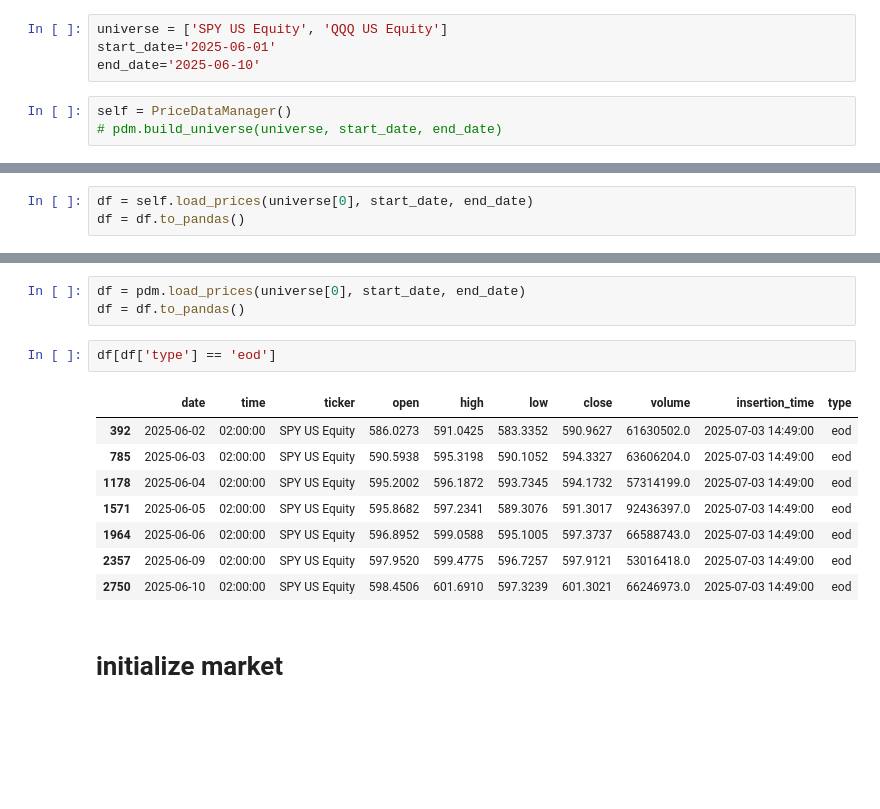
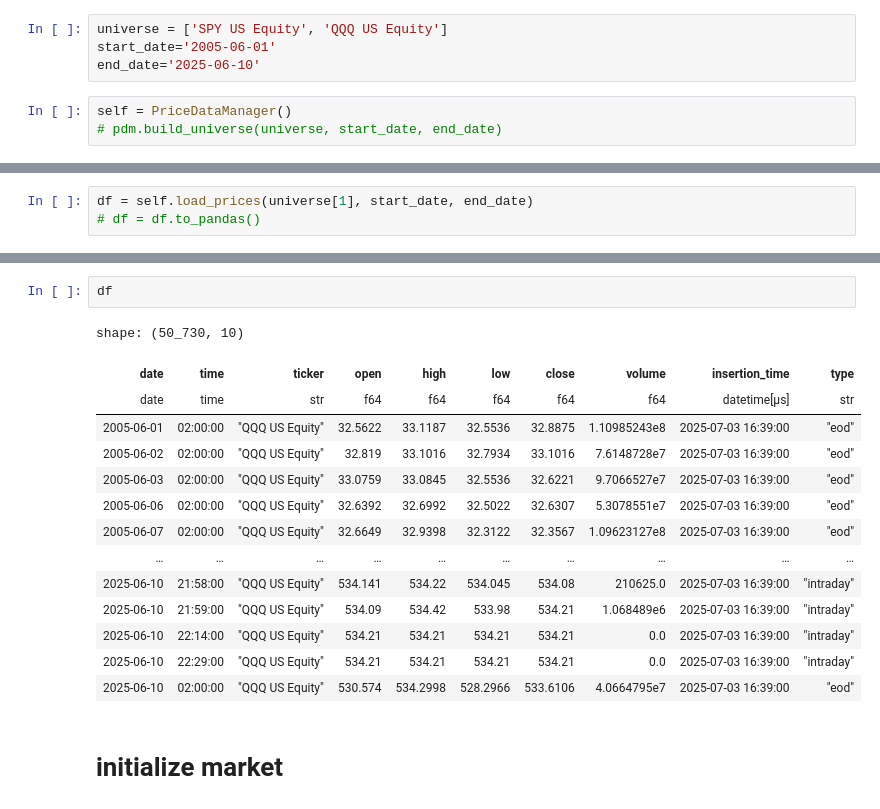
Before and after one commit to andrea220/backtester, a Jupyter notebook: tester_intraday.ipynb, the cells around one changed output, grey strips where cells are left out. Saved outputs shown, nothing was run; the diff lists cells and outputs as text; blank space fills up the shorter version.

```diff
--- a/tester_intraday.ipynb
+++ b/tester_intraday.ipynb
@@ -218,7 +217,7 @@ class PriceDataManager:
             self.export(df_all)
 # %%
 universe = ['SPY US Equity', 'QQQ US Equity']
-start_date='2025-06-01'
+start_date='2005-06-01'
 end_date='2025-06-10'
 # %%
 self = PriceDataManager()
@@ -228,3 +227,3 @@ self.build_universe(universe, start_date, end_date)
 # %%
-df = self.load_prices(universe[0], start_date, end_date)
-df = df.to_pandas()
+df = self.load_prices(universe[1], start_date, end_date)
+# df = df.to_pandas()
@@ -346,17 +230,20 @@ df_orig
-# %%
-df = pdm.load_prices(universe[0], start_date, end_date)
-df = df.to_pandas()
-# %%
-df[df['type'] == 'eod']
-# %% [output]
-|  | date | time | ticker | open | high | low | close | volume | insertion_time | type |
-| 392 | 2025-06-02 | 02:00:00 | SPY US Equity | 586.0273 | 591.0425 | 583.3352 | 590.9627 | 61630502.0 | 2025-07-03 14:49:00 | eod |
-| 785 | 2025-06-03 | 02:00:00 | SPY US Equity | 590.5938 | 595.3198 | 590.1052 | 594.3327 | 63606204.0 | 2025-07-03 14:49:00 | eod |
-| 1178 | 2025-06-04 | 02:00:00 | SPY US Equity | 595.2002 | 596.1872 | 593.7345 | 594.1732 | 57314199.0 | 2025-07-03 14:49:00 | eod |
-| 1571 | 2025-06-05 | 02:00:00 | SPY US Equity | 595.8682 | 597.2341 | 589.3076 | 591.3017 | 92436397.0 | 2025-07-03 14:49:00 | eod |
-| 1964 | 2025-06-06 | 02:00:00 | SPY US Equity | 596.8952 | 599.0588 | 595.1005 | 597.3737 | 66588743.0 | 2025-07-03 14:49:00 | eod |
-| 2357 | 2025-06-09 | 02:00:00 | SPY US Equity | 597.9520 | 599.4775 | 596.7257 | 597.9121 | 53016418.0 | 2025-07-03 14:49:00 | eod |
-| 2750 | 2025-06-10 | 02:00:00 | SPY US Equity | 598.4506 | 601.6910 | 597.3239 | 601.3021 | 66246973.0 | 2025-07-03 14:49:00 | eod |
+# %%
+df
+# %% [output]
+shape: (50_730, 10)
+| date | time | ticker | open | high | low | close | volume | insertion_time | type |
+| date | time | str | f64 | f64 | f64 | f64 | f64 | datetime[μs] | str |
+| 2005-06-01 | 02:00:00 | "QQQ US Equity" | 32.5622 | 33.1187 | 32.5536 | 32.8875 | 1.10985243e8 | 2025-07-03 16:39:00 | "eod" |
+| 2005-06-02 | 02:00:00 | "QQQ US Equity" | 32.819 | 33.1016 | 32.7934 | 33.1016 | 7.6148728e7 | 2025-07-03 16:39:00 | "eod" |
+| 2005-06-03 | 02:00:00 | "QQQ US Equity" | 33.0759 | 33.0845 | 32.5536 | 32.6221 | 9.7066527e7 | 2025-07-03 16:39:00 | "eod" |
+| 2005-06-06 | 02:00:00 | "QQQ US Equity" | 32.6392 | 32.6992 | 32.5022 | 32.6307 | 5.3078551e7 | 2025-07-03 16:39:00 | "eod" |
+| 2005-06-07 | 02:00:00 | "QQQ US Equity" | 32.6649 | 32.9398 | 32.3122 | 32.3567 | 1.09623127e8 | 2025-07-03 16:39:00 | "eod" |
+| … | … | … | … | … | … | … | … | … | … |
+| 2025-06-10 | 21:58:00 | "QQQ US Equity" | 534.141 | 534.22 | 534.045 | 534.08 | 210625.0 | 2025-07-03 16:39:00 | "intraday" |
+| 2025-06-10 | 21:59:00 | "QQQ US Equity" | 534.09 | 534.42 | 533.98 | 534.21 | 1.068489e6 | 2025-07-03 16:39:00 | "intraday" |
+| 2025-06-10 | 22:14:00 | "QQQ US Equity" | 534.21 | 534.21 | 534.21 | 534.21 | 0.0 | 2025-07-03 16:39:00 | "intraday" |
+| 2025-06-10 | 22:29:00 | "QQQ US Equity" | 534.21 | 534.21 | 534.21 | 534.21 | 0.0 | 2025-07-03 16:39:00 | "intraday" |
+| 2025-06-10 | 02:00:00 | "QQQ US Equity" | 530.574 | 534.2998 | 528.2966 | 533.6106 | 4.0664795e7 | 2025-07-03 16:39:00 | "eod" |
 # %% [markdown]
 # initialize market
 # %%
```
Also changed, not shown: parts of 9 cells of this notebook.
